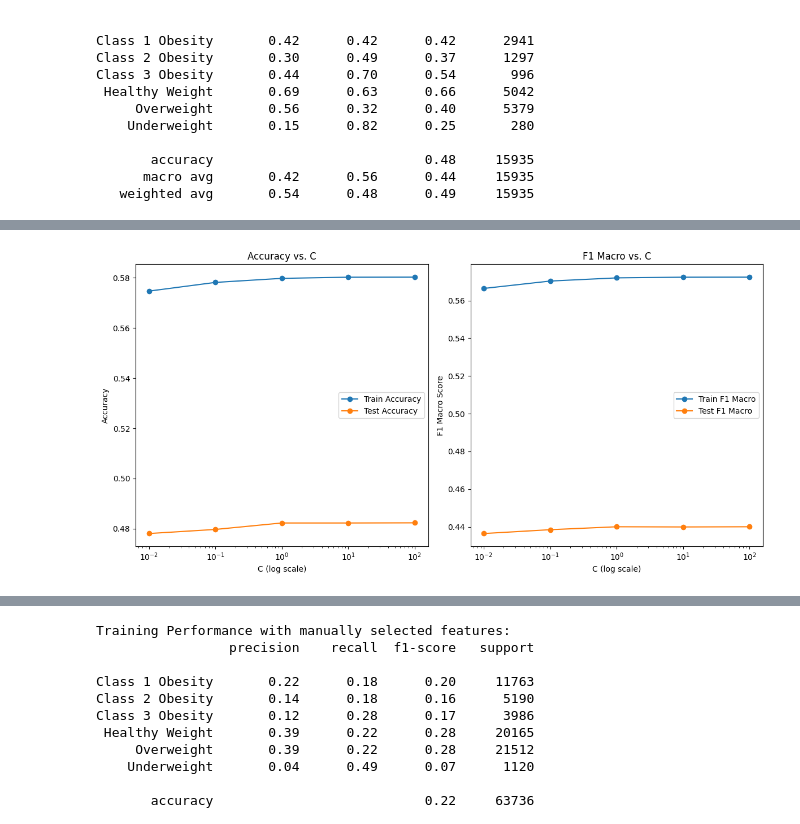
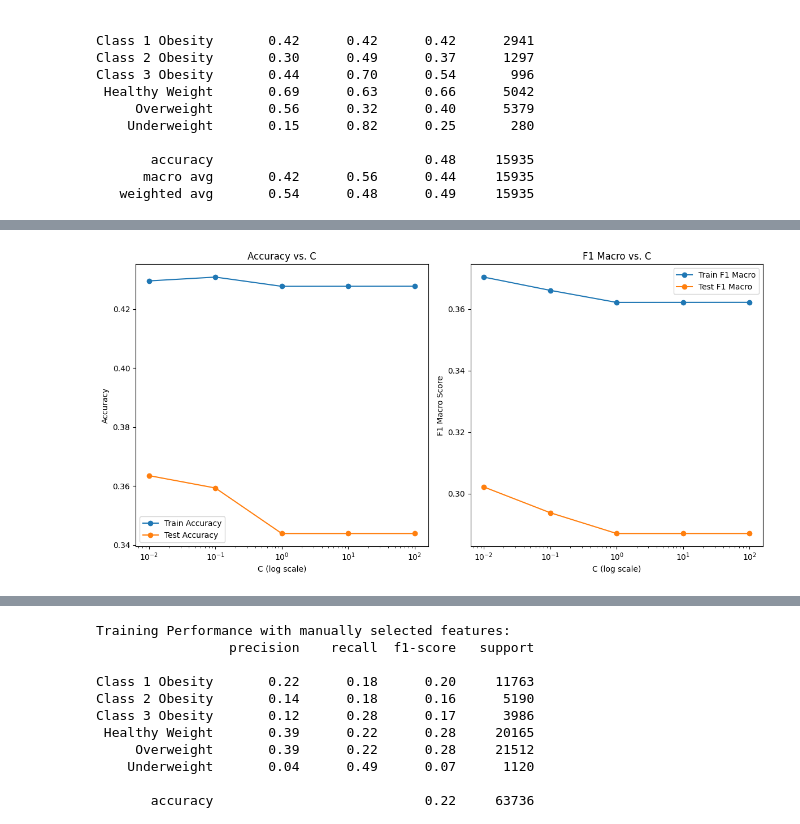
Before and after one commit to 69SJ/BMI_catergory_multiclass_model, a Jupyter notebook: models/multinomial_logreg.ipynb, the cells around one changed output, grey strips where cells are left out. Drawn from its saved outputs; the diff is of its cells as text; code cells hidden in the pictures.

```diff
--- a/models/multinomial_logreg.ipynb
+++ b/models/multinomial_logreg.ipynb
@@ -195,7 +195,7 @@ Class 3 Obesity       0.44      0.70      0.54       996
    weighted avg       0.54      0.48      0.49     15935
 # %%
 # -------------------------------
-# Step 10: Feature Selection using Custom RFE and Retraining Logistic Regression
+# Step 10: Feature Selection using Permutation Feature Importance and Retraining Logistic Regression
 # -------------------------------
 # (We use the scaled training and test data from Cell 8.)
 
@@ -203,13 +203,14 @@ Class 3 Obesity       0.44      0.70      0.54       996
 base_model = LogisticRegression(multi_class='multinomial', penalty='l2',
                                   solver='lbfgs', max_iter=600, class_weight='balanced', random_state=42)
 
-# Desired number of features to select
-n_features_to_select = 10
+# Desired number of features to select (updated to 14)
+n_features_to_select = 14
 
 def custom_rfe(estimator, X, y, n_features_to_select, step=5):
     """
-    Custom Recursive Feature Elimination: removes 'step' features per iteration until
-    only n_features_to_select remain.
+    Custom permutation-based feature elimination: iteratively removes 'step' features per iteration
+    based on the average absolute coefficient values (acting as a proxy for permutation importance)
+    until only n_features_to_select remain.
     """
     n_features = X.shape[1]
     support_ = np.ones(n_features, dtype=bool)
@@ -221,7 +222,7 @@ def custom_rfe(estimator, X, y, n_features_to_select, step=5):
         estimator_clone = clone(estimator)
         estimator_clone.fit(X[:, support_], y)
 
-        # Use average absolute coefficient values as importance
+        # Use average absolute coefficient values as a proxy for feature importance (akin to permutation importance)
         if hasattr(estimator_clone, 'coef_'):
             scores = np.mean(np.abs(estimator_clone.coef_), axis=0)
         else:
@@ -231,7 +232,7 @@ def custom_rfe(estimator, X, y, n_features_to_select, step=5):
         n_current = len(current_features_idx)
         n_to_remove = min(step, n_current - n_features_to_select)
 
-        # Identify the least important features
+        # Identify the least important features based on the computed scores
         sorted_idx = np.argsort(scores)
         remove_idx = current_features_idx[sorted_idx[:n_to_remove]]
 
@@ -242,7 +243,7 @@ def custom_rfe(estimator, X, y, n_features_to_select, step=5):
 
     return support_, ranking_
 
-# Apply custom RFE using the original (non-resampled) training data.
+# Apply custom permutation-based feature selection using the original (non-resampled) training data.
 support_, ranking_ = custom_rfe(base_model, X_train_scaled.values, y_train.values, n_features_to_select, step=5)
 print("Final selected features (True means selected):")
 print(support_)
@@ -255,14 +256,14 @@ X_test_rfe = X_test_scaled[selected_columns]
 # Apply SMOTE on the selected features
 X_train_rfe_res, y_train_rfe_res = smote.fit_resample(X_train_rfe, y_train)
 
-# Retrain logistic regression on the SMOTE-resampled, RFE-selected features.
+# Retrain logistic regression on the SMOTE-resampled, permutation-selected features.
 lr_rfe = LogisticRegression(multi_class='multinomial', penalty='l2',
                             solver='lbfgs', max_iter=600, class_weight='balanced', random_state=42)
 lr_rfe.fit(X_train_rfe_res, y_train_rfe_res)
 
 # Evaluate on the test set using the selected features.
 y_pred_rfe = lr_rfe.predict(X_test_rfe)
-print("\nClassification Report with RFE-selected Features:")
+print("\nClassification Report with Permutation-selected Features:")
 print(classification_report(y_test, y_pred_rfe))
 # %% [output]
 Iteration 1: Removed features indices [78, 75, 76, 77, 67]. Remaining features: 252
@@ -347,7 +335,9 @@ Class 3 Obesity       0.67      0.71      0.69     21512
 # %%
 # -------------------------------
 # Step 12: Model Sensitivity Analysis on Regularization Parameter (C)
+# (Using Permutation-Selected Features)
 # -------------------------------
+from sklearn.metrics import f1_score
 
 # Define a list of C values to try (inverse of regularization strength)
 c_values = [0.01, 0.1, 1, 10, 100]
@@ -361,43 +351,44 @@ for c in c_values:
     # Initialize logistic regression with current C; use class_weight='balanced' as before
     lr_temp = LogisticRegression(multi_class='multinomial', solver='lbfgs', max_iter=1000,
                                  C=c, class_weight='balanced', random_state=42)
-    # Fit on SMOTE-resampled training data
-    lr_temp.fit(X_train_res, y_train_res)
+    # Fit on SMOTE-resampled training data for the selected features
+    lr_temp.fit(X_train_rfe_res, y_train_rfe_res)
 
-    # Predictions for training and test sets
-    y_pred_train_temp = lr_temp.predict(X_train_res)
-    y_pred_test_temp = lr_temp.predict(X_test_scaled)
+    # Predictions for the training set: use the resampled training data to ensure consistency
+    y_pred_train_temp = lr_temp.predict(X_train_rfe_res)
+    # Predictions for the test set: use the selected feature set for the test data
+    y_pred_test_temp = lr_temp.predict(X_test_rfe)
 
     # Record accuracy and macro F1 score
-    train_accuracies.append(accuracy_score(y_train_res, y_pred_train_temp))
+    train_accuracies.append(accuracy_score(y_train_rfe_res, y_pred_train_temp))
     test_accuracies.append(accuracy_score(y_test, y_pred_test_temp))
-    train_f1s.append(f1_score(y_train_res, y_pred_train_temp, average='macro'))
+    train_f1s.append(f1_score(y_train_rfe_res, y_pred_train_temp, average='macro'))
     test_f1s.append(f1_score(y_test, y_pred_test_temp, average='macro'))
 
 # Plotting the performance metrics
 plt.figure(figsize=(12, 6))
 
 # Accuracy plot
 plt.subplot(1, 2, 1)
 plt.plot(c_values, train_accuracies, marker='o', label='Train Accuracy')
 plt.plot(c_values, test_accuracies, marker='o', label='Test Accuracy')
 plt.xscale('log')
 plt.xlabel('C (log scale)')
 plt.ylabel('Accuracy')
 plt.title('Accuracy vs. C')
 plt.legend()
 
 # F1 Macro Score plot
 plt.subplot(1, 2, 2)
 plt.plot(c_values, train_f1s, marker='o', label='Train F1 Macro')
 plt.plot(c_values, test_f1s, marker='o', label='Test F1 Macro')
 plt.xscale('log')
 plt.xlabel('C (log scale)')
 plt.ylabel('F1 Macro Score')
 plt.title('F1 Macro vs. C')
 plt.legend()
 
 plt.tight_layout()
 plt.show()
 # %% [output]
-[figure, old version]
+[figure, new version]
```
Also changed, not shown: parts of 5 cells of this notebook, 1 other file.
